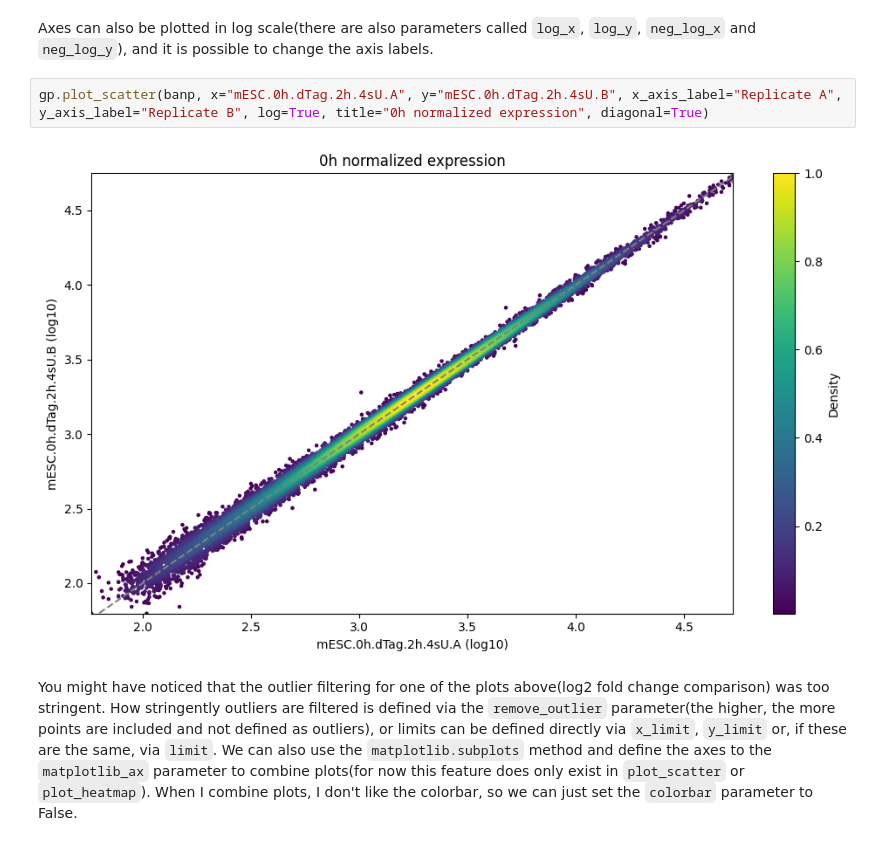
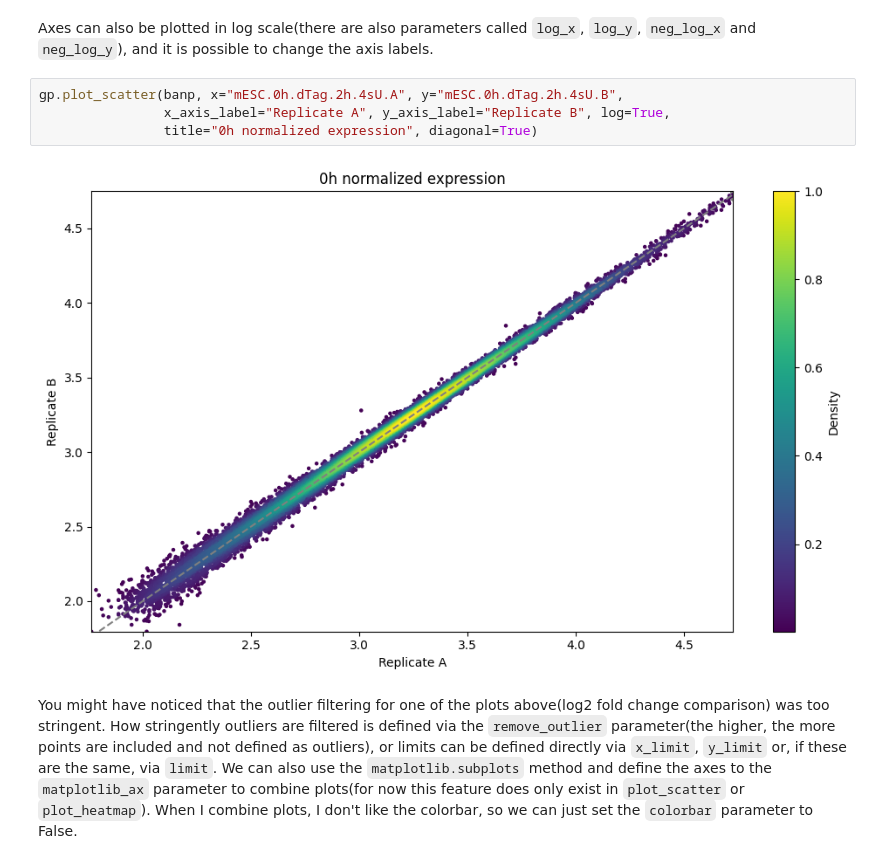
Before and after one commit to maus2310/GrandPy, a Jupyter notebook: docs/notebooks/notebook_05_plotting.ipynb, the cells around one changed output. Cells and saved outputs as stored; diff of their text form.

Commit message:
plot fix

```diff
--- a/docs/notebooks/notebook_05_plotting.ipynb
+++ b/docs/notebooks/notebook_05_plotting.ipynb
@@ -164,9 +164,11 @@ gp.plot_scatter(banp, x="total_2h vs 0h_LFC",y="total_2h vs 0h_Q", neg_log_y=Tru
 # %% [markdown]
 Axes can also be plotted in log scale(there are also parameters called `log_x`, `log_y`, `neg_log_x` and `neg_log_y`), and it is possible to change the axis labels.
 # %%
-gp.plot_scatter(banp, x="mESC.0h.dTag.2h.4sU.A", y="mESC.0h.dTag.2h.4sU.B", x_axis_label="Replicate A", y_axis_label="Replicate B", log=True, title="0h normalized expression", diagonal=True)
+gp.plot_scatter(banp, x="mESC.0h.dTag.2h.4sU.A", y="mESC.0h.dTag.2h.4sU.B",
+                x_axis_label="Replicate A", y_axis_label="Replicate B", log=True,
+                title="0h normalized expression", diagonal=True)
 # %% [output]
-[figure, old version]
+[figure, new version]
 # %% [markdown]
 You might have noticed that the outlier filtering for one of the plots above(log2 fold change comparison) was too stringent. How stringently outliers are filtered is defined via the `remove_outlier` parameter(the higher, the more points are included and not defined as outliers), or limits can be defined directly via `x_limit`, `y_limit` or, if these are the same, via `limit`. We can also use the `matplotlib.subplots` method and define the axes to the `matplotlib_ax` parameter to combine plots(for now this feature does only exist in `plot_scatter` or `plot_heatmap`). When I combine plots, I don't like the colorbar, so we can just set the `colorbar` parameter to False.
 # %%
```
Also changed, not shown: parts of 2 cells of this notebook, 1 other file.
